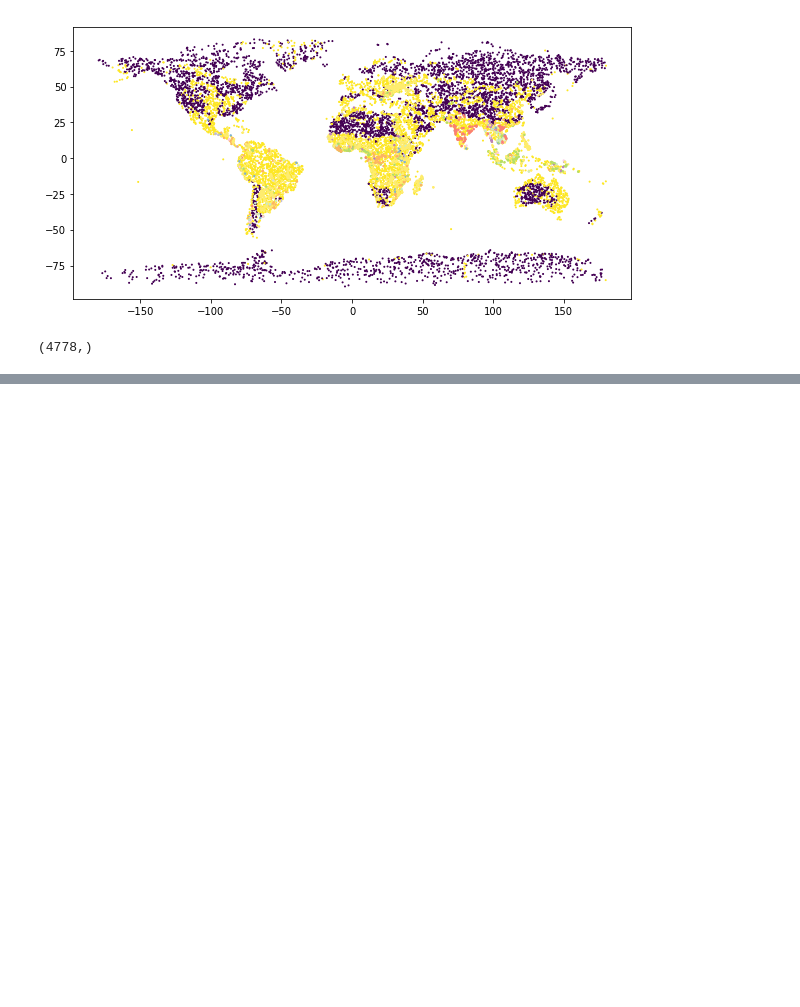
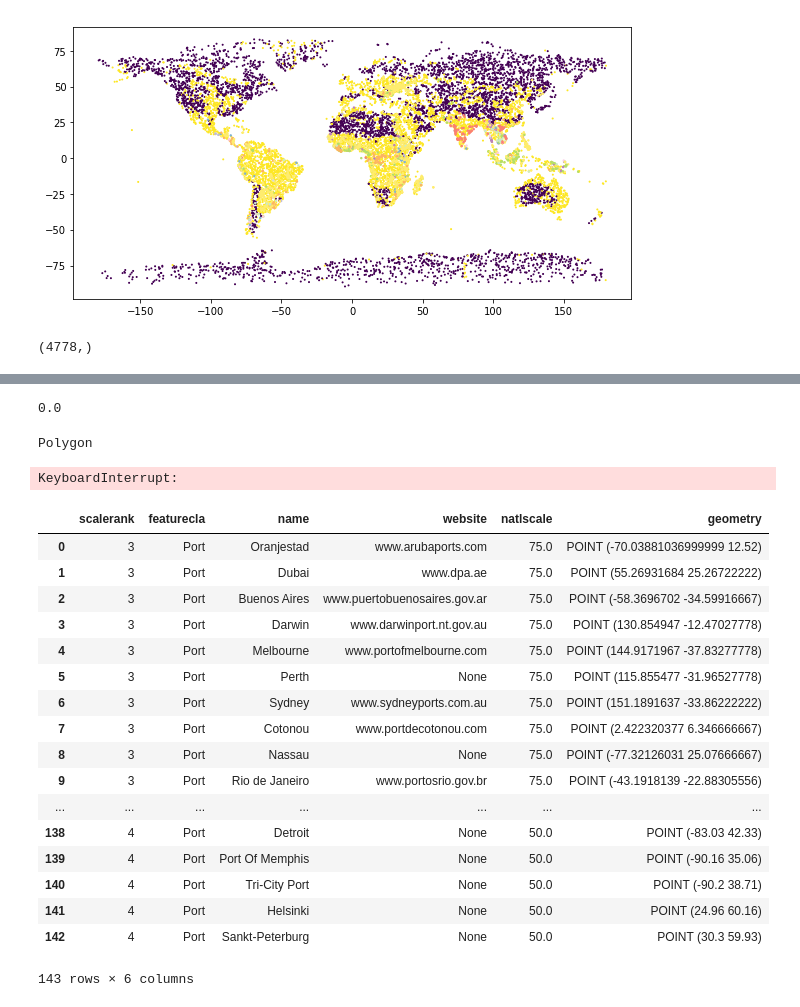
Before and after one commit to thiesgehrmann/JuSiPy_Asser, a Jupyter notebook: jusipy_usage.ipynb, the cells around one changed output, grey strips where cells are left out. Saved outputs shown, nothing was run; the diff lists cells and outputs as text; code cells hidden in the pictures; blank space fills up the shorter version.

```diff
--- a/jusipy_usage.ipynb
+++ b/jusipy_usage.ipynb
@@ -433,0 +490,5 @@ axes[4].scatter(S_long, S_lat, c=S_pred_proba, cmap=plt.get_cmap('PiYG'), s=2)
+# %%
+s.distance(Point(-121.37881303595780, 38.39168793390614))
+#s.boundary.coords.xy
+# %% [output]
+0.0
@@ -433,0 +592,29 @@ axes[4].scatter(S_long, S_lat, c=S_pred_proba, cmap=plt.get_cmap('PiYG'), s=2)
+# %%
+NE_urban = NaturalEarth_single('data/ne_50m_urban_areas/')
+# %% [output]
+Polygon
+# %%
+NE_urban.query_nearest(list(zip(LMLF.lat, LMLF.long)))
+# %% [output]
+KeyboardInterrupt:
+# %%
+ports
+# %% [output]
+|  | scalerank | featurecla | name | website | natlscale | geometry |
+| 0 | 3 | Port | Oranjestad | www.arubaports.com | 75.0 | POINT (-70.03881036999999 12.52) |
+| 1 | 3 | Port | Dubai | www.dpa.ae | 75.0 | POINT (55.26931684 25.26722222) |
+| 2 | 3 | Port | Buenos Aires | www.puertobuenosaires.gov.ar | 75.0 | POINT (-58.3696702 -34.59916667) |
+| 3 | 3 | Port | Darwin | www.darwinport.nt.gov.au | 75.0 | POINT (130.854947 -12.47027778) |
+| 4 | 3 | Port | Melbourne | www.portofmelbourne.com | 75.0 | POINT (144.9171967 -37.83277778) |
+| 5 | 3 | Port | Perth | None | 75.0 | POINT (115.855477 -31.96527778) |
+| 6 | 3 | Port | Sydney | www.sydneyports.com.au | 75.0 | POINT (151.1891637 -33.86222222) |
+| 7 | 3 | Port | Cotonou | www.portdecotonou.com | 75.0 | POINT (2.422320377 6.346666667) |
+| 8 | 3 | Port | Nassau | None | 75.0 | POINT (-77.32126031 25.07666667) |
+| 9 | 3 | Port | Rio de Janeiro | www.portosrio.gov.br | 75.0 | POINT (-43.1918139 -22.88305556) |
+| ... | ... | ... | ... | ... | ... | ... |
+| 138 | 4 | Port | Detroit | None | 50.0 | POINT (-83.03 42.33) |
+| 139 | 4 | Port | Port Of Memphis | None | 50.0 | POINT (-90.16 35.06) |
+| 140 | 4 | Port | Tri-City Port | None | 50.0 | POINT (-90.2 38.71) |
+| 141 | 4 | Port | Helsinki | None | 50.0 | POINT (24.96 60.16) |
+| 142 | 4 | Port | Sankt-Peterburg | None | 50.0 | POINT (30.3 59.93) |
+143 rows × 6 columns
```
Also changed, not shown: parts of 14 cells of this notebook.
